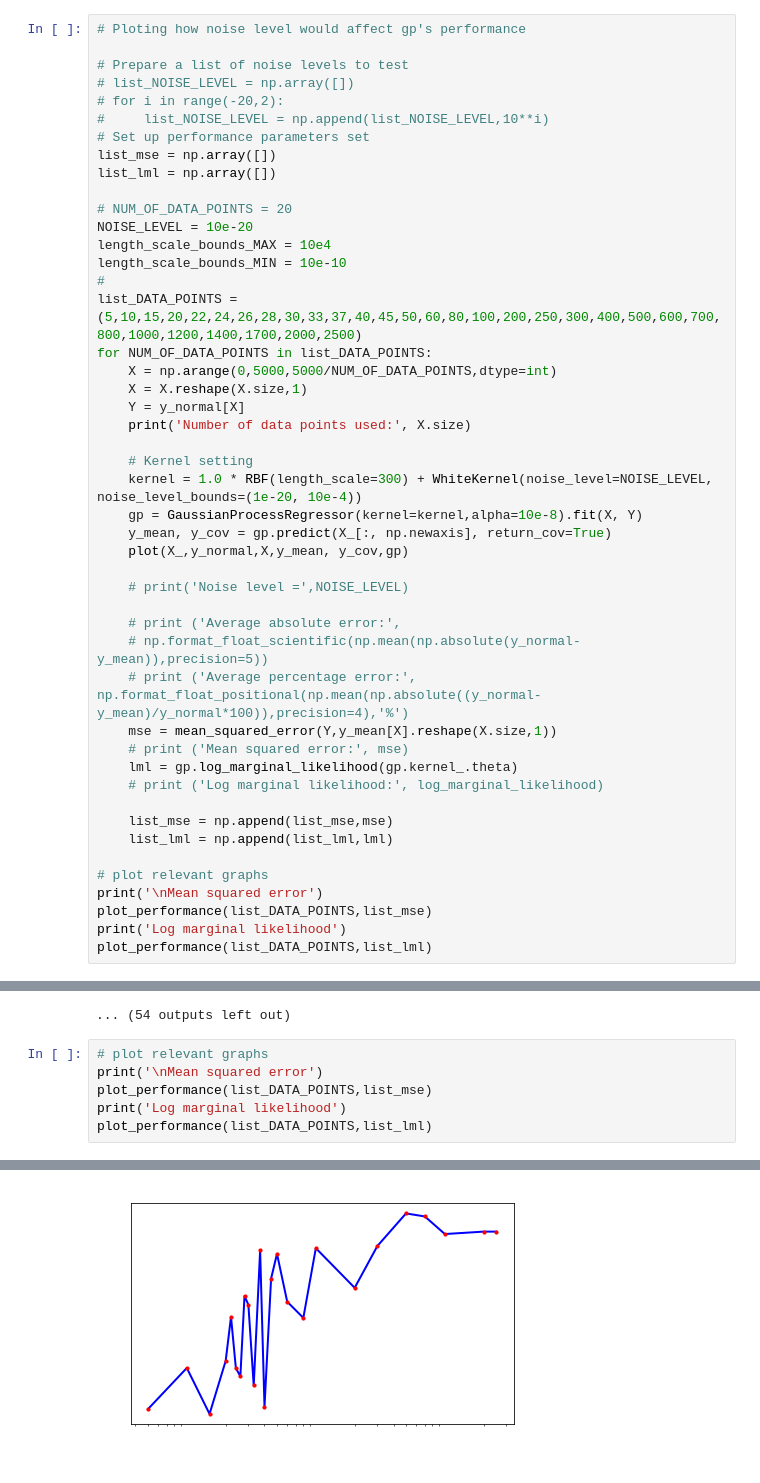
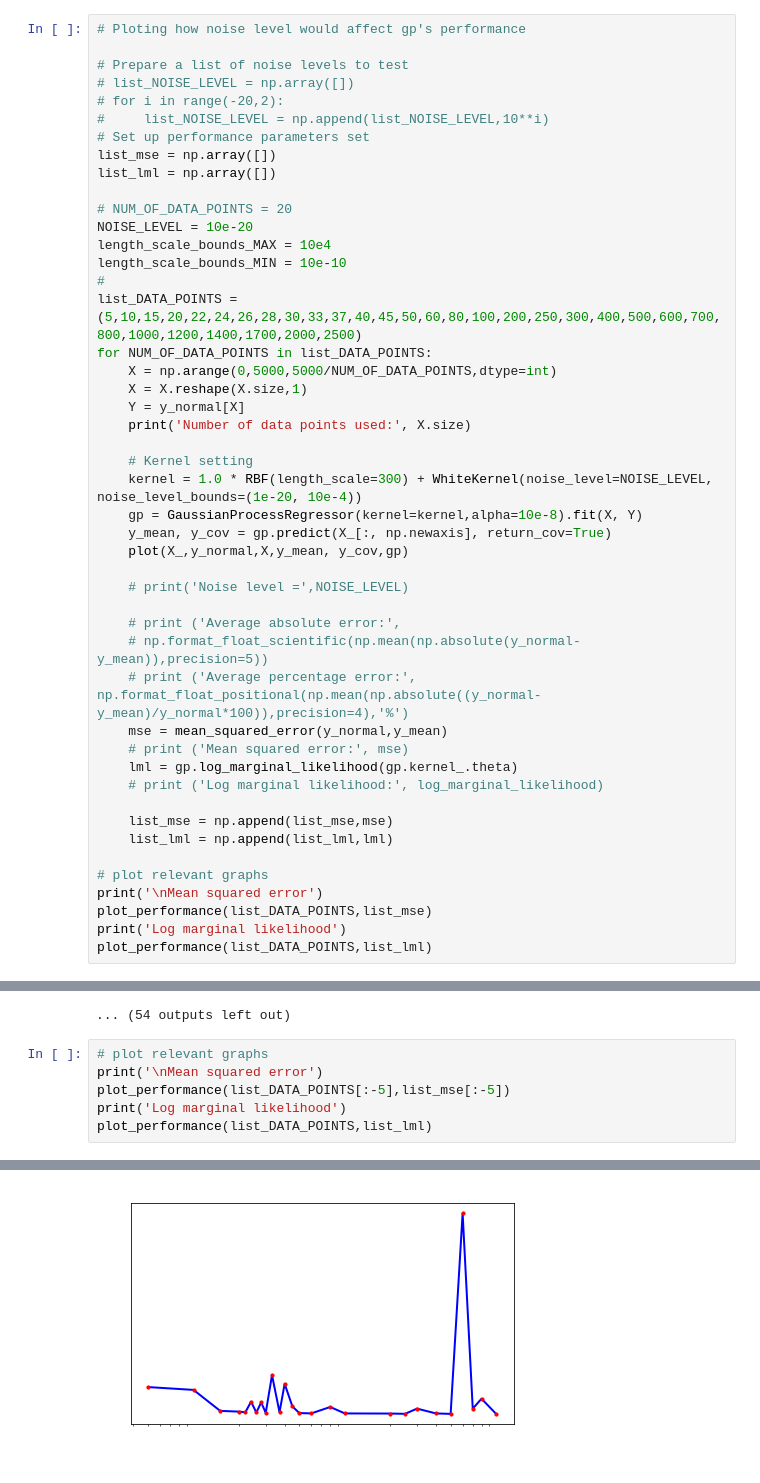
Before and after one commit to michelleliu1027/Bayesian_PV, a Jupyter notebook: BO_plots.ipynb, the cells around one changed output, grey strips where cells are left out. Cells and saved outputs as stored; diff of their text form.

Commit message:
mse lml plots 4

```diff
--- a/BO_plots.ipynb
+++ b/BO_plots.ipynb
@@ -91,7 +91,7 @@ for NUM_OF_DATA_POINTS in list_DATA_POINTS:
     # print ('Average absolute error:',
     # np.format_float_scientific(np.mean(np.absolute(y_normal-y_mean)),precision=5))
     # print ('Average percentage error:', np.format_float_positional(np.mean(np.absolute((y_normal-y_mean)/y_normal*100)),precision=4),'%')
-    mse = mean_squared_error(Y,y_mean[X].reshape(X.size,1))
+    mse = mean_squared_error(y_normal,y_mean)
     # print ('Mean squared error:', mse)
     lml = gp.log_marginal_likelihood(gp.kernel_.theta)
     # print ('Log marginal likelihood:', log_marginal_likelihood)
@@ -121,10 +121,10 @@ Number of data points used: 24
 # %%
 # plot relevant graphs
 print('\nMean squared error')
-plot_performance(list_DATA_POINTS,list_mse)
+plot_performance(list_DATA_POINTS[:-5],list_mse[:-5])
 print('Log marginal likelihood')
 plot_performance(list_DATA_POINTS,list_lml)
 # %% [output]
 Mean squared error
-[figure, old version]
+[figure, new version]
 Log marginal likelihood
```
Also changed, not shown: parts of 1 cell of this notebook.
